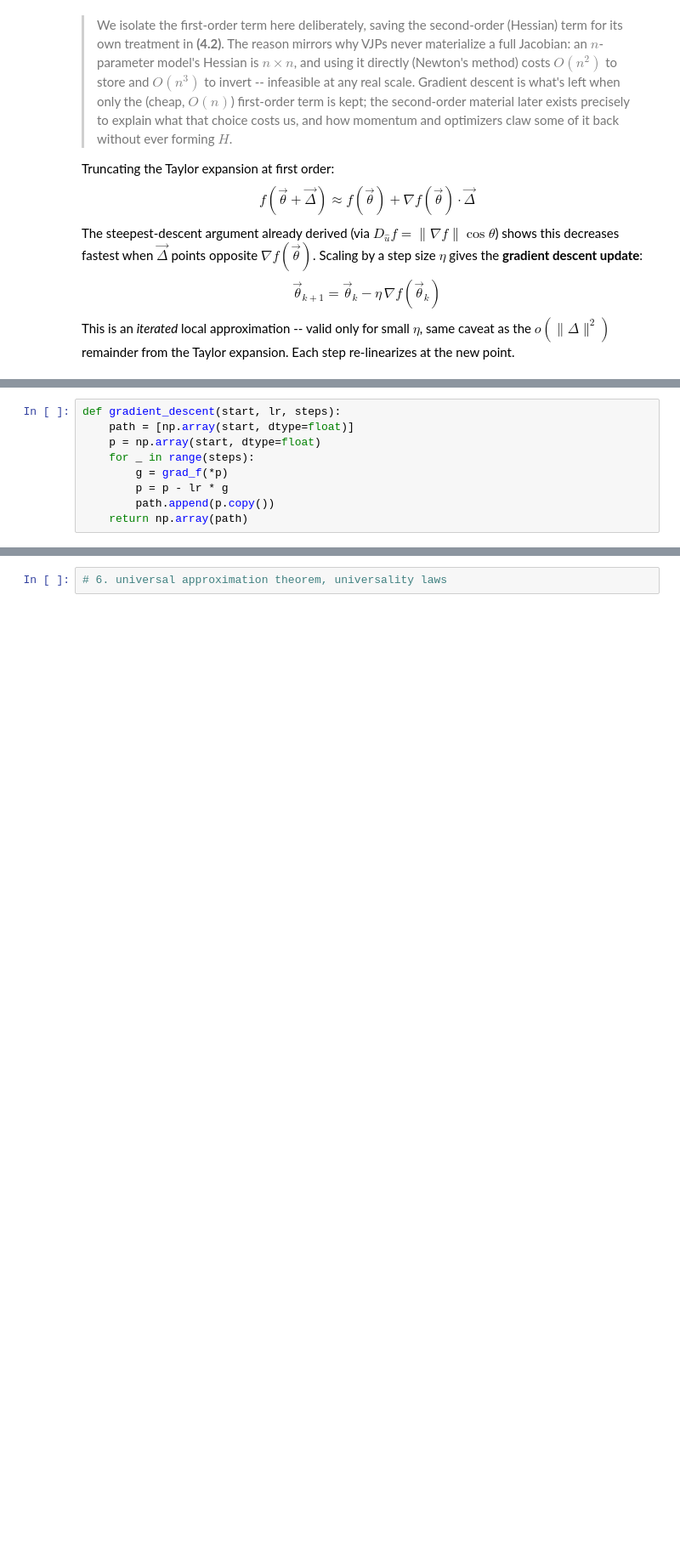
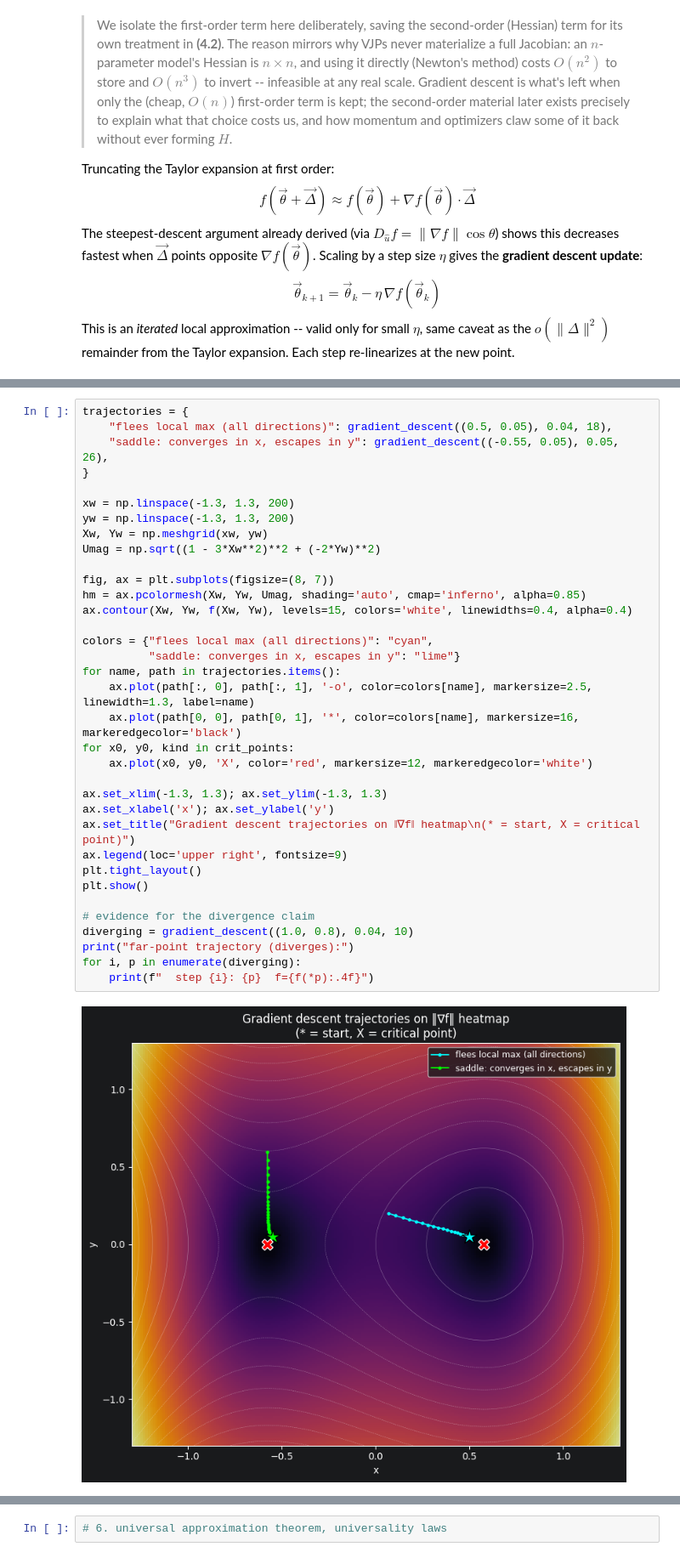
Before and after one commit to j03hoang/nlp-lab, a Jupyter notebook: notebooks/maths_review.ipynb, the cells around one changed output, grey strips where cells are left out. Shown at 85% size. Saved outputs shown, nothing was run; the diff lists cells and outputs as text; blank space fills up the shorter version.

```diff
--- a/notebooks/maths_review.ipynb
+++ b/notebooks/maths_review.ipynb
@@ -6365,9 +6375,37 @@ This is an *iterated* local approximation -- valid only for small $\eta$, same c
 # %%
-def gradient_descent(start, lr, steps):
-    path = [np.array(start, dtype=float)]
-    p = np.array(start, dtype=float)
-    for _ in range(steps):
-        g = grad_f(*p)
-        p = p - lr * g
-        path.append(p.copy())
-    return np.array(path)
+trajectories = {
+    "flees local max (all directions)": gradient_descent((0.5, 0.05), 0.04, 18),
+    "saddle: converges in x, escapes in y": gradient_descent((-0.55, 0.05), 0.05, 26),
+}
+
+xw = np.linspace(-1.3, 1.3, 200)
+yw = np.linspace(-1.3, 1.3, 200)
+Xw, Yw = np.meshgrid(xw, yw)
+Umag = np.sqrt((1 - 3*Xw**2)**2 + (-2*Yw)**2)
+
+fig, ax = plt.subplots(figsize=(8, 7))
+hm = ax.pcolormesh(Xw, Yw, Umag, shading='auto', cmap='inferno', alpha=0.85)
+ax.contour(Xw, Yw, f(Xw, Yw), levels=15, colors='white', linewidths=0.4, alpha=0.4)
+
+colors = {"flees local max (all directions)": "cyan",
+          "saddle: converges in x, escapes in y": "lime"}
+for name, path in trajectories.items():
+    ax.plot(path[:, 0], path[:, 1], '-o', color=colors[name], markersize=2.5, linewidth=1.3, label=name)
+    ax.plot(path[0, 0], path[0, 1], '*', color=colors[name], markersize=16, markeredgecolor='black')
+for x0, y0, kind in crit_points:
+    ax.plot(x0, y0, 'X', color='red', markersize=12, markeredgecolor='white')
+
+ax.set_xlim(-1.3, 1.3); ax.set_ylim(-1.3, 1.3)
+ax.set_xlabel('x'); ax.set_ylabel('y')
+ax.set_title("Gradient descent trajectories on ‖∇f‖ heatmap\n(* = start, X = critical point)")
+ax.legend(loc='upper right', fontsize=9)
+plt.tight_layout()
+plt.show()
+
+# evidence for the divergence claim
+diverging = gradient_descent((1.0, 0.8), 0.04, 10)
+print("far-point trajectory (diverges):")
+for i, p in enumerate(diverging):
+    print(f"  step {i}: {p}  f={f(*p):.4f}")
+# %% [output]
+[figure, added]
```
Also changed, not shown: parts of 13 cells of this notebook, 6 other files.
